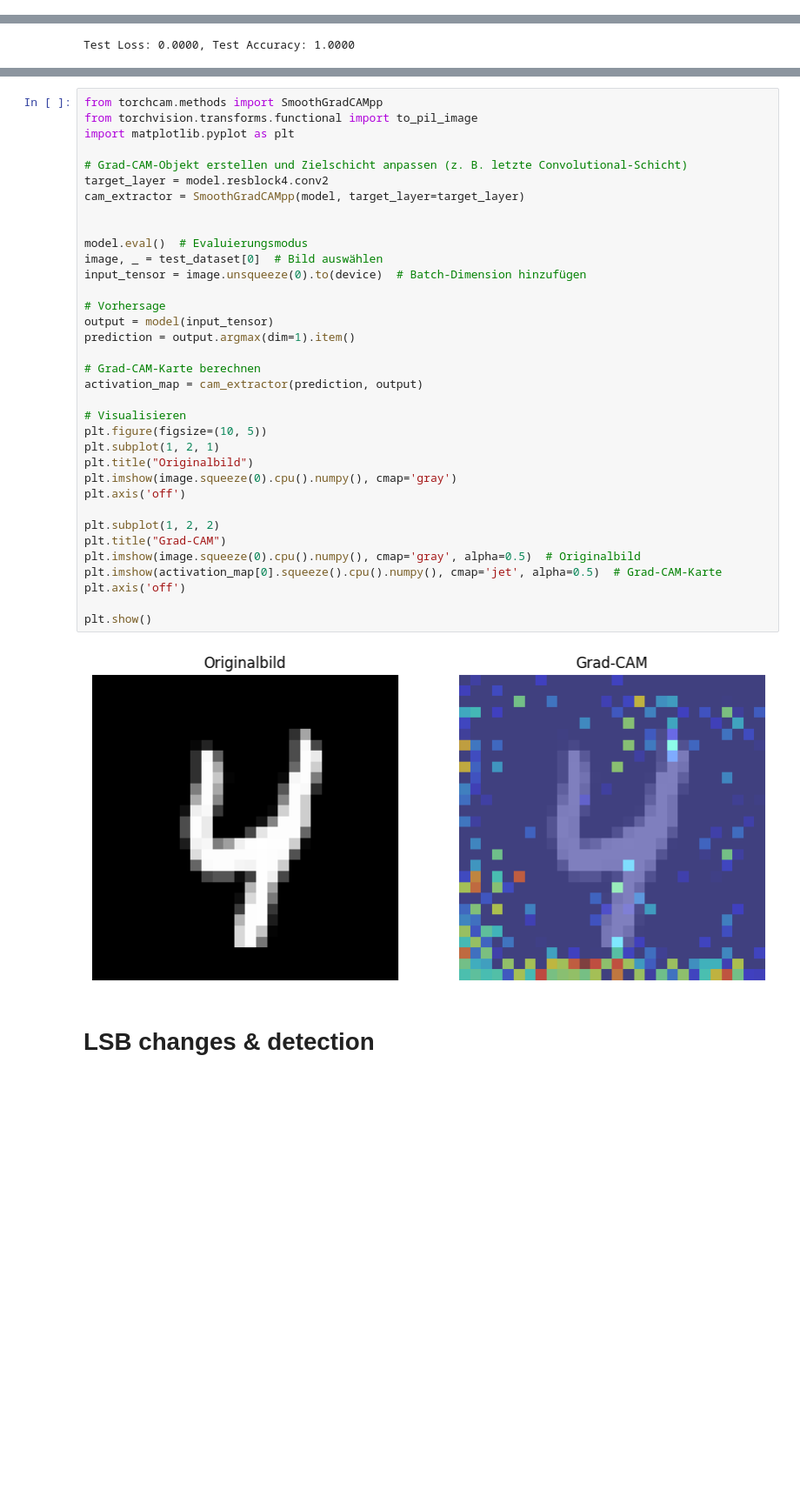
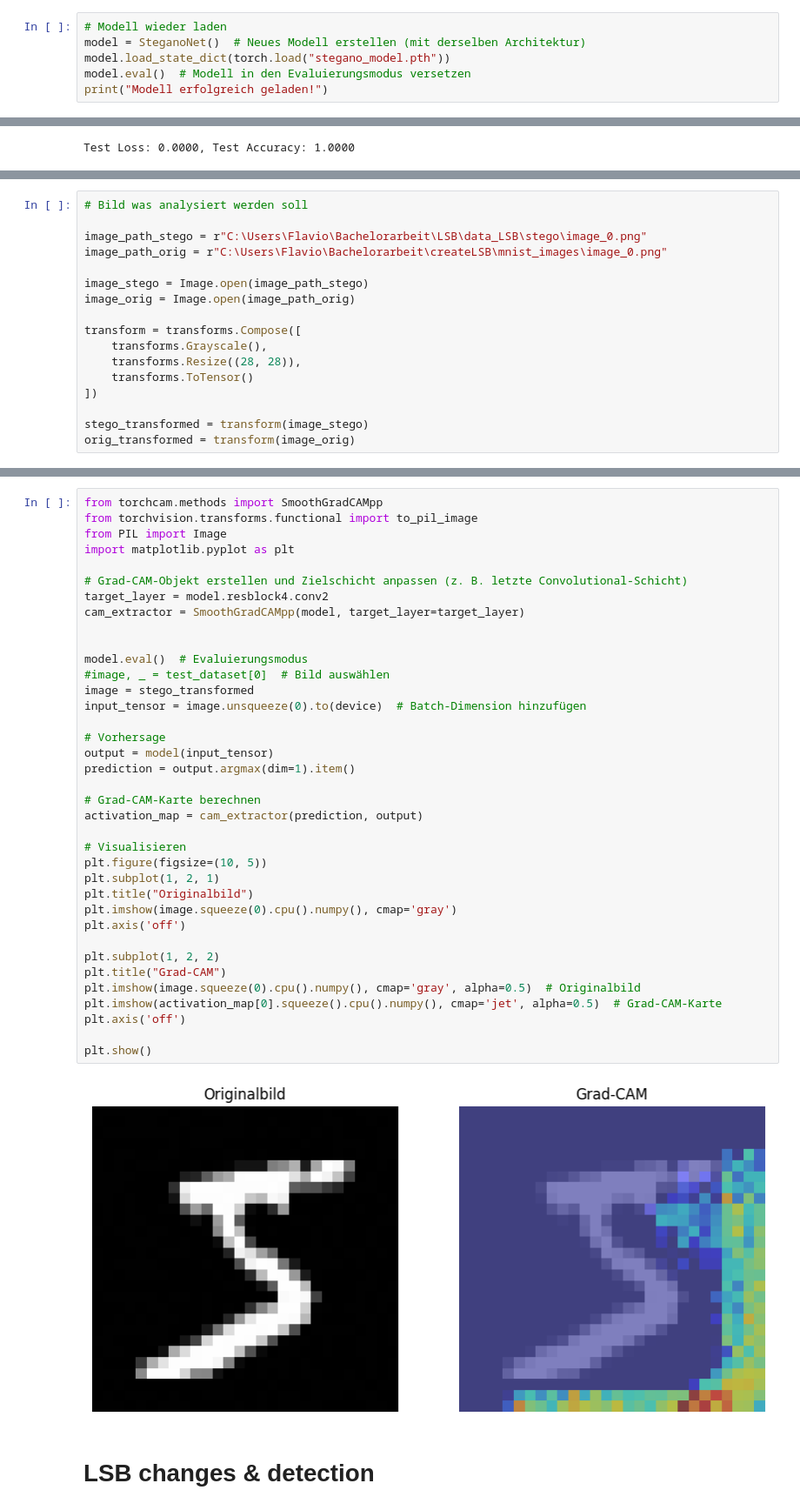
Before and after one commit to flavorhor/Bachelorarbeit, a Jupyter notebook: LSB/28x28LCNNcopy.ipynb, the cells around one changed output, grey strips where cells are left out. Shown: that part at 87% size. Saved outputs shown, nothing was run; the diff lists cells and outputs as text; blank space fills up the shorter version.

```diff
--- a/LSB/28x28LCNNcopy.ipynb
+++ b/LSB/28x28LCNNcopy.ipynb
@@ -261,3 +273,9 @@ Training abgeschlossen.
+# %%
+# Modell wieder laden
+model = SteganoNet()  # Neues Modell erstellen (mit derselben Architektur)
+model.load_state_dict(torch.load("stegano_model.pth"))
+model.eval()  # Modell in den Evaluierungsmodus versetzen
+print("Modell erfolgreich geladen!")
 # %% [markdown]
 # 8. Testen auf dem Test-Set
 # %%
@@ -333,3 +351,20 @@ Bild-Index: 63  ->  True Label: 1  |  Vorhersage: 1  |  Wahrscheinlichkeit: 1.00
+# %%
+# Bild was analysiert werden soll
+
+image_path_stego = r"C:\Users\Flavio\Bachelorarbeit\LSB\data_LSB\stego\image_0.png"
+image_path_orig = r"C:\Users\Flavio\Bachelorarbeit\createLSB\mnist_images\image_0.png"
+
+image_stego = Image.open(image_path_stego)
+image_orig = Image.open(image_path_orig)
+
+transform = transforms.Compose([
+    transforms.Grayscale(),
+    transforms.Resize((28, 28)),
+    transforms.ToTensor()
+])
+
+stego_transformed = transform(image_stego)
+orig_transformed = transform(image_orig)
 # %%
 import matplotlib.pyplot as plt
 
@@ -373,40 +408,42 @@ visualize_feature_maps(model, test_image)
 # %%
 from torchcam.methods import SmoothGradCAMpp
 from torchvision.transforms.functional import to_pil_image
+from PIL import Image
 import matplotlib.pyplot as plt
 
 # Grad-CAM-Objekt erstellen und Zielschicht anpassen (z. B. letzte Convolutional-Schicht)
 target_layer = model.resblock4.conv2
 cam_extractor = SmoothGradCAMpp(model, target_layer=target_layer)
 
 
 model.eval()  # Evaluierungsmodus
-image, _ = test_dataset[0]  # Bild auswählen
+#image, _ = test_dataset[0]  # Bild auswählen
+image = stego_transformed
 input_tensor = image.unsqueeze(0).to(device)  # Batch-Dimension hinzufügen
 
 # Vorhersage
 output = model(input_tensor)
 prediction = output.argmax(dim=1).item()
 
 # Grad-CAM-Karte berechnen
 activation_map = cam_extractor(prediction, output)
 
 # Visualisieren
 plt.figure(figsize=(10, 5))
 plt.subplot(1, 2, 1)
 plt.title("Originalbild")
 plt.imshow(image.squeeze(0).cpu().numpy(), cmap='gray')
 plt.axis('off')
 
 plt.subplot(1, 2, 2)
 plt.title("Grad-CAM")
 plt.imshow(image.squeeze(0).cpu().numpy(), cmap='gray', alpha=0.5)  # Originalbild
 plt.imshow(activation_map[0].squeeze().cpu().numpy(), cmap='jet', alpha=0.5)  # Grad-CAM-Karte
 plt.axis('off')
 
 plt.show()
 # %% [output]
-[figure, old version]
+[figure, new version]
 # %% [markdown]
 # LSB changes & detection
 # %%
```
Also changed, not shown: parts of 7 cells of this notebook, 1 other file.
